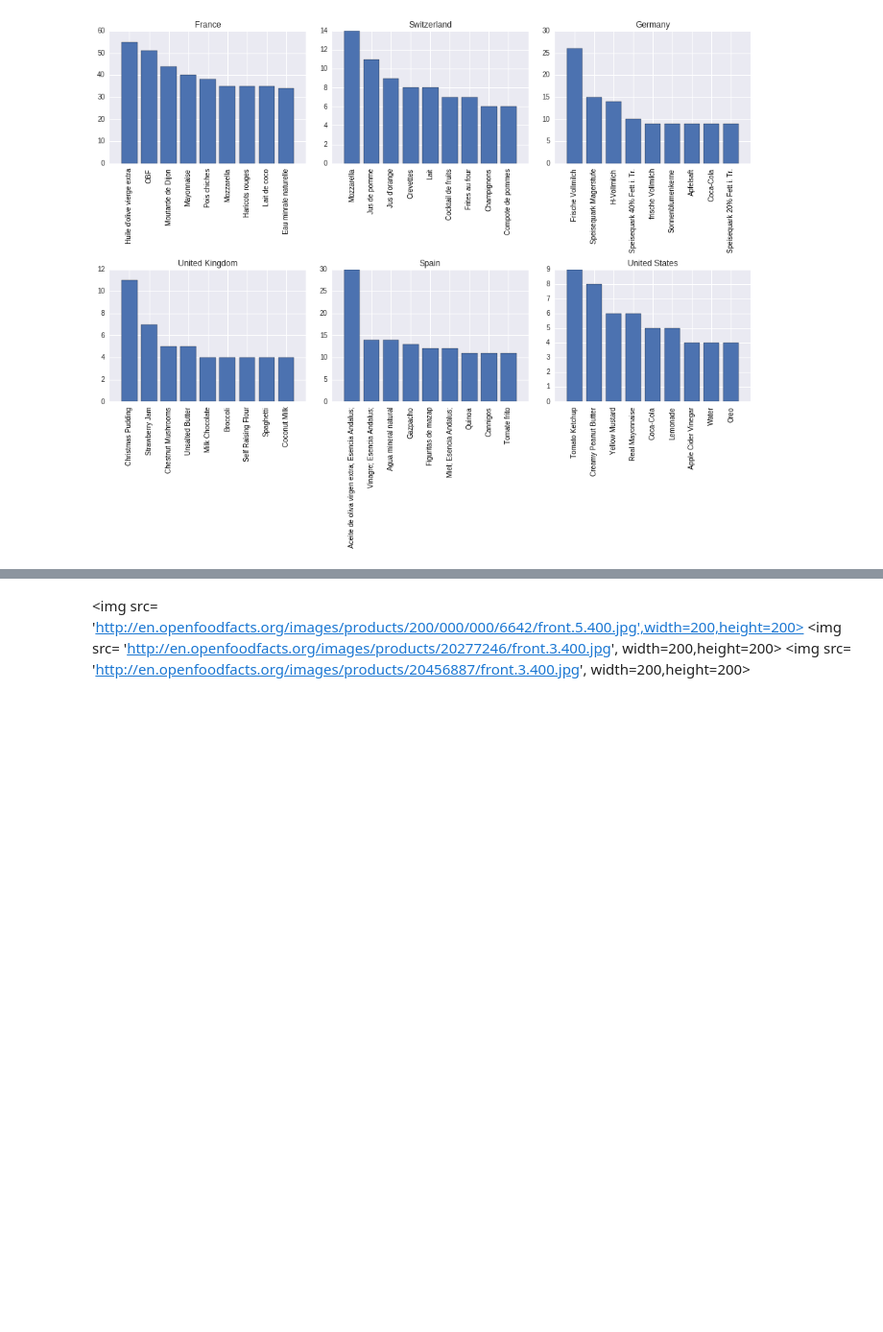
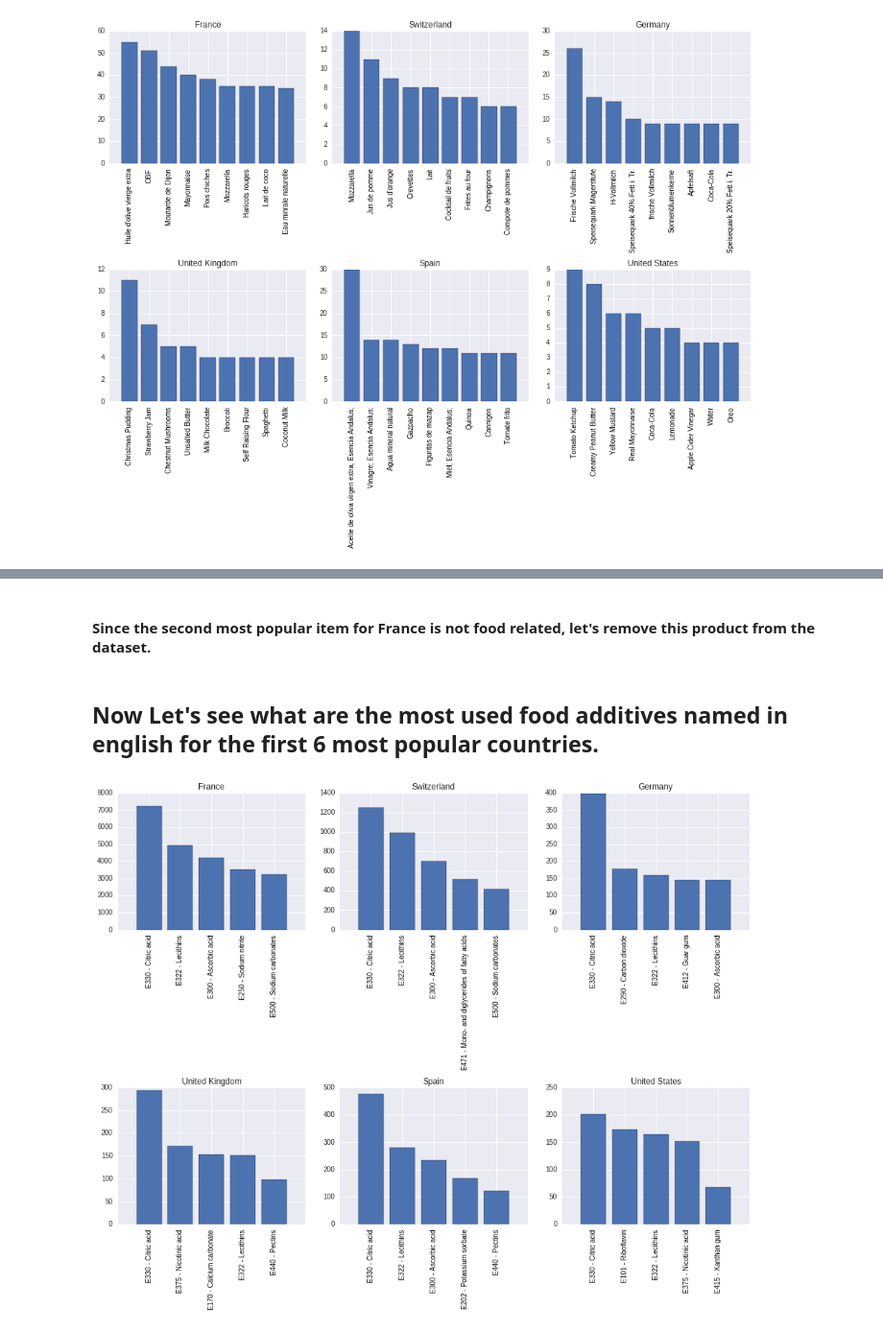
Before and after one commit to clebsonc/RandomTests, a Jupyter notebook: MachineLearning/Food Facts.ipynb, the cells around one changed output, grey strips where cells are left out. Shown at 96% size. Saved outputs shown, nothing was run; the diff lists cells and outputs as text; code cells hidden in the pictures; blank space fills up the shorter version.

```diff
--- a/MachineLearning/Food Facts.ipynb
+++ b/MachineLearning/Food Facts.ipynb
@@ -86,11 +88,10 @@ aspain = removeSpecialCharacters(aspain)
 ausa = removeSpecialCharacters(ausa)
 # %%
 f, axarr = plt.subplots(nrows=2, ncols=3)
-
 def plot_bar_chart(line, col, array, name):
     axarr[line][col].bar(range(len(array[:,1])), array[:,1], align="center")
     plt.sca(axarr[line][col])
-    plt.xticks(range(len(afrance[:,1])), array[:, 0], color='black', rotation='vertical')
+    plt.xticks(range(len(array[:,1])), array[:, 0], color='black', rotation='vertical')
     axarr[line][col].set_title(name)
 
 plot_bar_chart(0, 0, afrance, "France")
@@ -152,4 +162,46 @@ plt.tight_layout(pad = -18, h_pad = 1 , w_pad=2)
-# %% [markdown]
-<img src= 'http://en.openfoodfacts.org/images/products/200/000/000/6642/front.5.400.jpg',width=200,height=200>
-<img src= 'http://en.openfoodfacts.org/images/products/20277246/front.3.400.jpg', width=200,height=200>
-<img src= 'http://en.openfoodfacts.org/images/products/20456887/front.3.400.jpg', width=200,height=200>
+# %% [markdown]
+#### Since the second most popular item for France is not food related, let's remove this product from the dataset.
+# %%
+france = france[france['product_name'] != "OBF"]
+# %% [markdown]
+## Now Let's see what are the most used food additives named in english for the first 6 most popular countries.
+# %%
+def split_and_build_dictionary(data, column_name, rule):
+    """ Split each line of the dataframe in the given column according to a symbol to split the string"""
+    additives = {}
+    for idx in data.index:
+        splits = data[column_name][idx].split(rule)
+        for s in splits:
+            if s in additives:
+                additives[s] += 1;
+            else:
+                additives[s] = 1
+    return additives
+
+def get_nparray(data, column_name, split=','):
+    """
+    Transform a collumn of the dataframe in a numpy array. Each line of the original dataframe is divided
+    according to a splitting rule criteria. The default is to split considering the comma operator.
+    """
+    additives = data[data[column_name].notnull()]
+    additives = split_and_build_dictionary(additives, column_name, split)
+    additives = np.array(sort_dictionary(additives, True))
+    return additives
+
+fran_additives = get_nparray(france, "additives_en")
+switz_additives = get_nparray(switzerland, "additives_en")
+germany_additives = get_nparray(germany, "additives_en")
+usa_additives = get_nparray(usa, "additives_en")
+uka_additives = get_nparray(united_kingdom, "additives_en")
+spain_additives = get_nparray(spain, "additives_en")
+# %%
+f, axarr = plt.subplots(nrows=2, ncols=3)
+plot_bar_chart(0, 0, fran_additives[0:5], name='France')
+plot_bar_chart(0, 1, switz_additives[0:5], name='Switzerland')
+plot_bar_chart(0, 2, germany_additives[0:5], name='Germany')
+plot_bar_chart(1, 0, uka_additives[0:5], name='United Kingdom')
+plot_bar_chart(1, 1, spain_additives[0:5], name='Spain')
+plot_bar_chart(1, 2, usa_additives[0:5], name='United States')
+plt.tight_layout(pad = -18, h_pad = 1 , w_pad=2)
+# %% [output]
+[figure, added]
```
Also changed, not shown: parts of 18 cells of this notebook.
